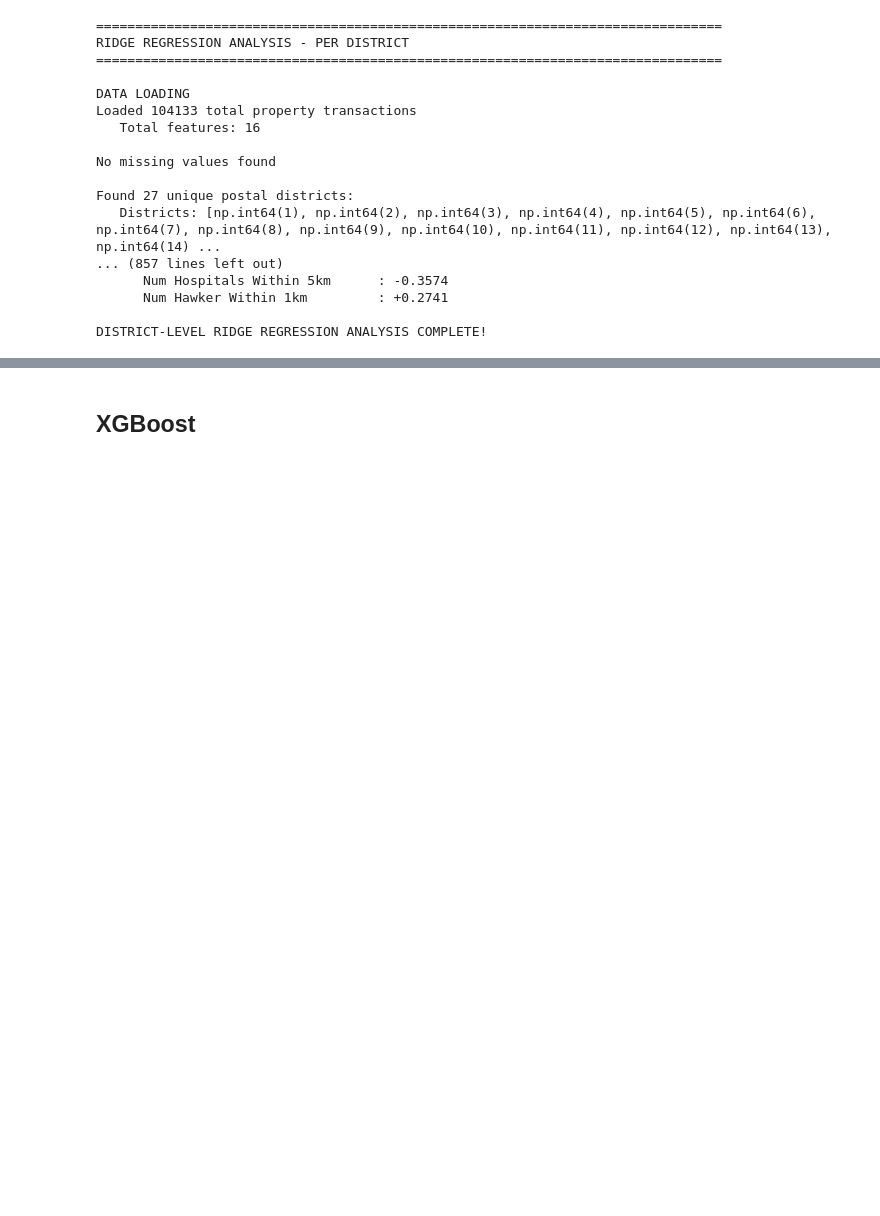
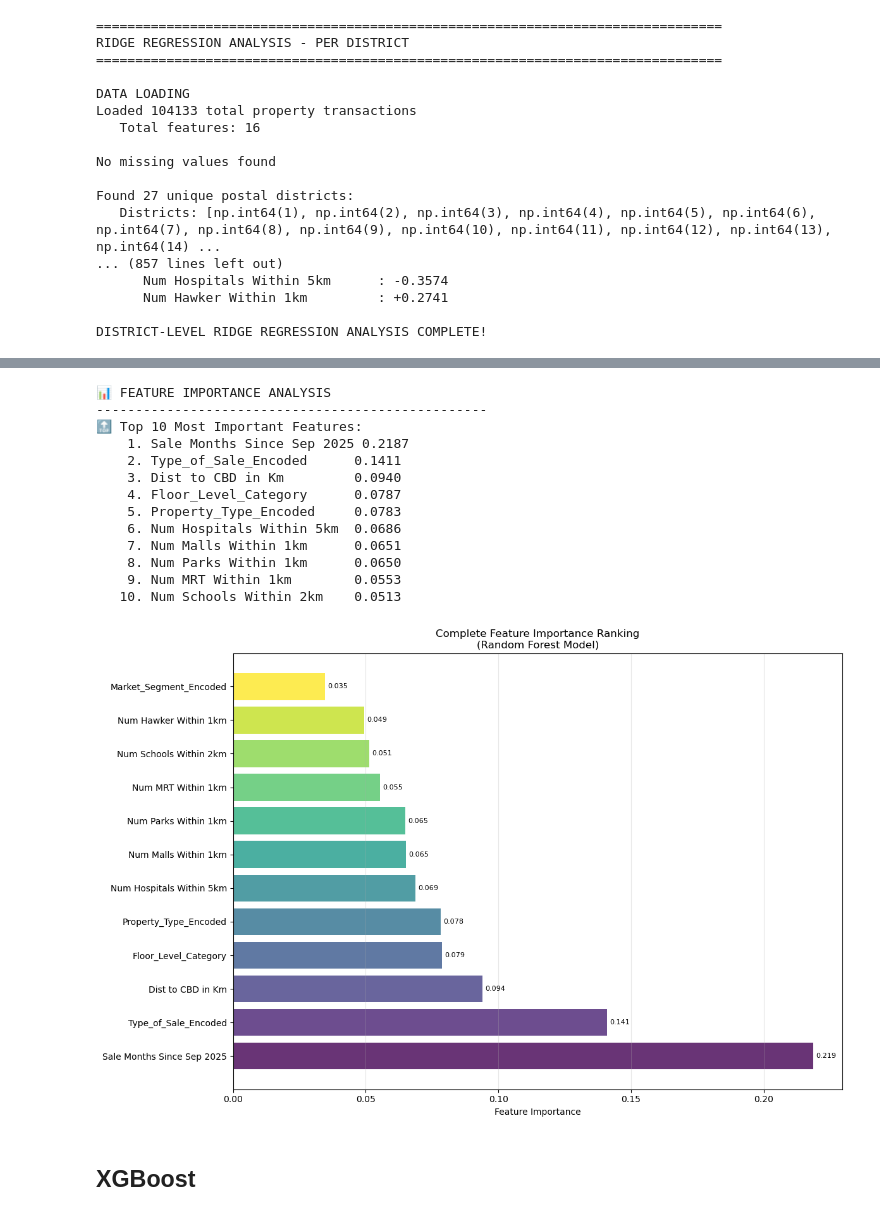
Before and after one commit to angelinemarcelle/COMP3522_Singapore_Private_Residential_Properties_Price_Analysis, a Jupyter notebook: notebooks/05-modeling.ipynb, the cells around one changed output, grey strips where cells are left out. Drawn from its saved outputs; the diff is of its cells as text; code cells hidden in the pictures; blank space fills up the shorter version.

Commit message:
random forest and gradient boosting

```diff
--- a/notebooks/05-modeling.ipynb
+++ b/notebooks/05-modeling.ipynb
@@ -1232,3 +1343,53 @@ DISTRICT-LEVEL RIDGE REGRESSION ANALYSIS COMPLETE!
+# %%
+# FEATURE IMPORTANCE ANALYSIS
+print(f"\n📊 FEATURE IMPORTANCE ANALYSIS")
+print("-" * 50)
+
+# Get feature importances
+feature_importances = rf_model.feature_importances_
+feature_names = X.columns
+
+# Create DataFrame for easier handling
+importance_df = pd.DataFrame({
+    'feature': feature_names,
+    'importance': feature_importances
+}).sort_values('importance', ascending=False)
+
+print(f"🔝 Top 10 Most Important Features:")
+for i, (_, row) in enumerate(importance_df.head(10).iterrows(), 1):
+    print(f"   {i:2d}. {row['feature']:<25} {row['importance']:.4f}")
+
+plt.figure(figsize=(12, 8))
+colors = plt.cm.viridis(np.linspace(0, 1, len(importance_df)))
+bars = plt.barh(range(len(importance_df)), importance_df['importance'],
+                color=colors, alpha=0.8)
+plt.yticks(range(len(importance_df)), importance_df['feature'])
+plt.xlabel('Feature Importance')
+plt.title('Complete Feature Importance Ranking\n(Random Forest Model)')
+plt.grid(axis='x', alpha=0.3)
+
+
+for i, (bar, importance) in enumerate(zip(bars, importance_df['importance'])):
+    plt.text(bar.get_width() + 0.001, bar.get_y() + bar.get_height()/2,
+             f'{importance:.3f}', ha='left', va='center', fontsize=8)
+
+plt.tight_layout()
+plt.show()
+# %% [output]
+📊 FEATURE IMPORTANCE ANALYSIS
+--------------------------------------------------
+🔝 Top 10 Most Important Features:
+    1. Sale Months Since Sep 2025 0.2187
+    2. Type_of_Sale_Encoded      0.1411
+    3. Dist to CBD in Km         0.0940
+    4. Floor_Level_Category      0.0787
+    5. Property_Type_Encoded     0.0783
+    6. Num Hospitals Within 5km  0.0686
+    7. Num Malls Within 1km      0.0651
+    8. Num Parks Within 1km      0.0650
+    9. Num MRT Within 1km        0.0553
+   10. Num Schools Within 2km    0.0513
+[figure, added]
 # %% [markdown]
 ## XGBoost
 # %%
```
Also changed, not shown: parts of 5 cells of this notebook.
